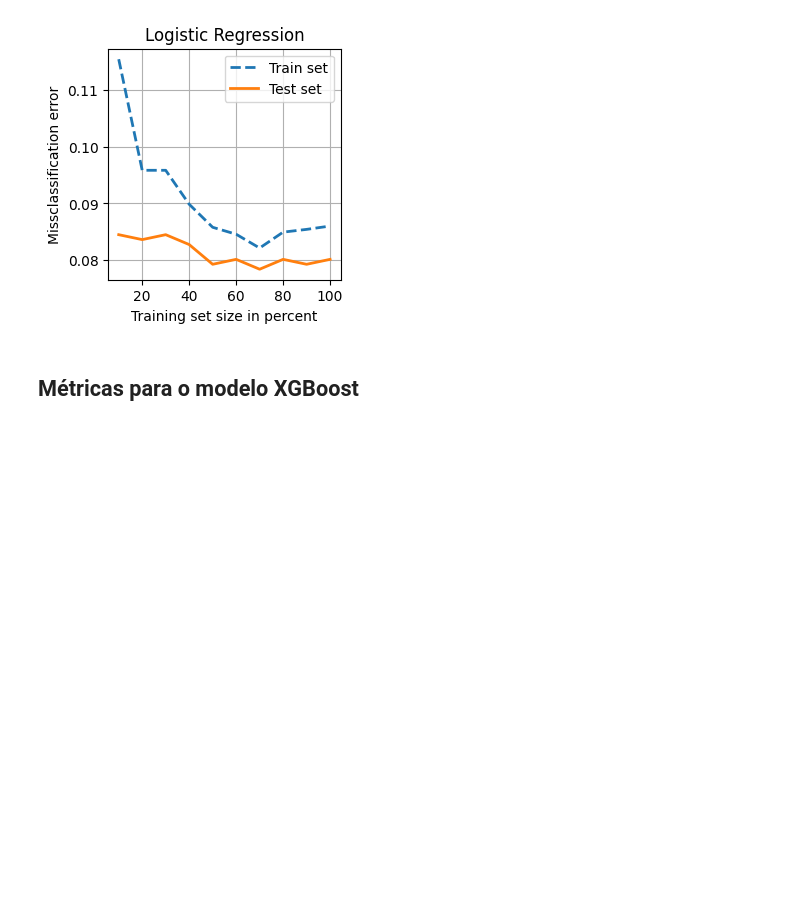
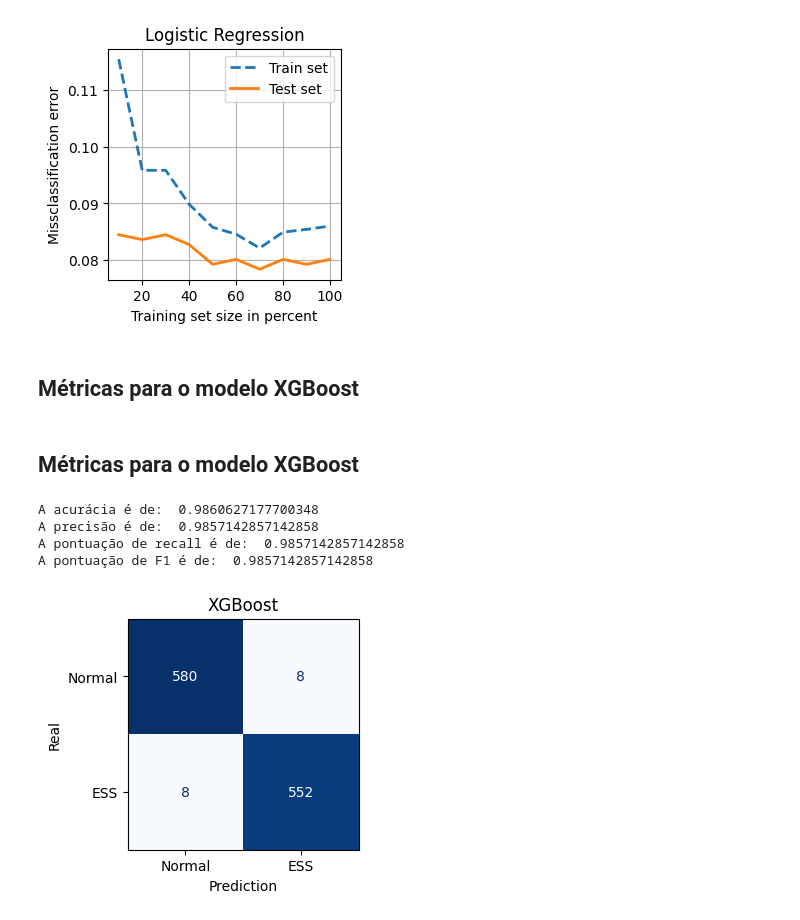
Before and after one commit to cilab-ufersa/euthyroid_sick_syndrome, a Jupyter notebook: euthyroid_sick_syndrome/ICISNA23.ipynb, the cells around one changed output. Drawn from its saved outputs; the diff is of its cells as text; code cells hidden in the pictures; blank space fills up the shorter version.

Commit message:
feat: adding XGBoost on jupyter notebook

```diff
--- a/euthyroid_sick_syndrome/ICISNA23.ipynb
+++ b/euthyroid_sick_syndrome/ICISNA23.ipynb
@@ -102,3 +101,19 @@ accuracy(output_test, output_model_xgboost)
 precision(output_test, output_model_xgboost)
 recall(output_test, output_model_xgboost)
 f1(output_test, output_model_xgboost)
+# %% [markdown]
+## Métricas para o modelo XGBoost
+# %%
+accuracy(output_test, output_model_xgboost)
+precision(output_test, output_model_xgboost)
+recall(output_test, output_model_xgboost)
+f1(output_test, output_model_xgboost)
+# %% [output]
+A acurácia é de:  0.9860627177700348
+A precisão é de:  0.9857142857142858
+A pontuação de recall é de:  0.9857142857142858
+A pontuação de F1 é de:  0.9857142857142858
+# %%
+fig = plot_confusion_matrix(output_test, output_model_xgboost, model_xgboost, "XGBoost", labelx='Prediction', labely='Real', display_labels=['Normal', 'ESS'])
+# %% [output]
+[figure, added]
```
Also changed, not shown: parts of 2 cells of this notebook.
